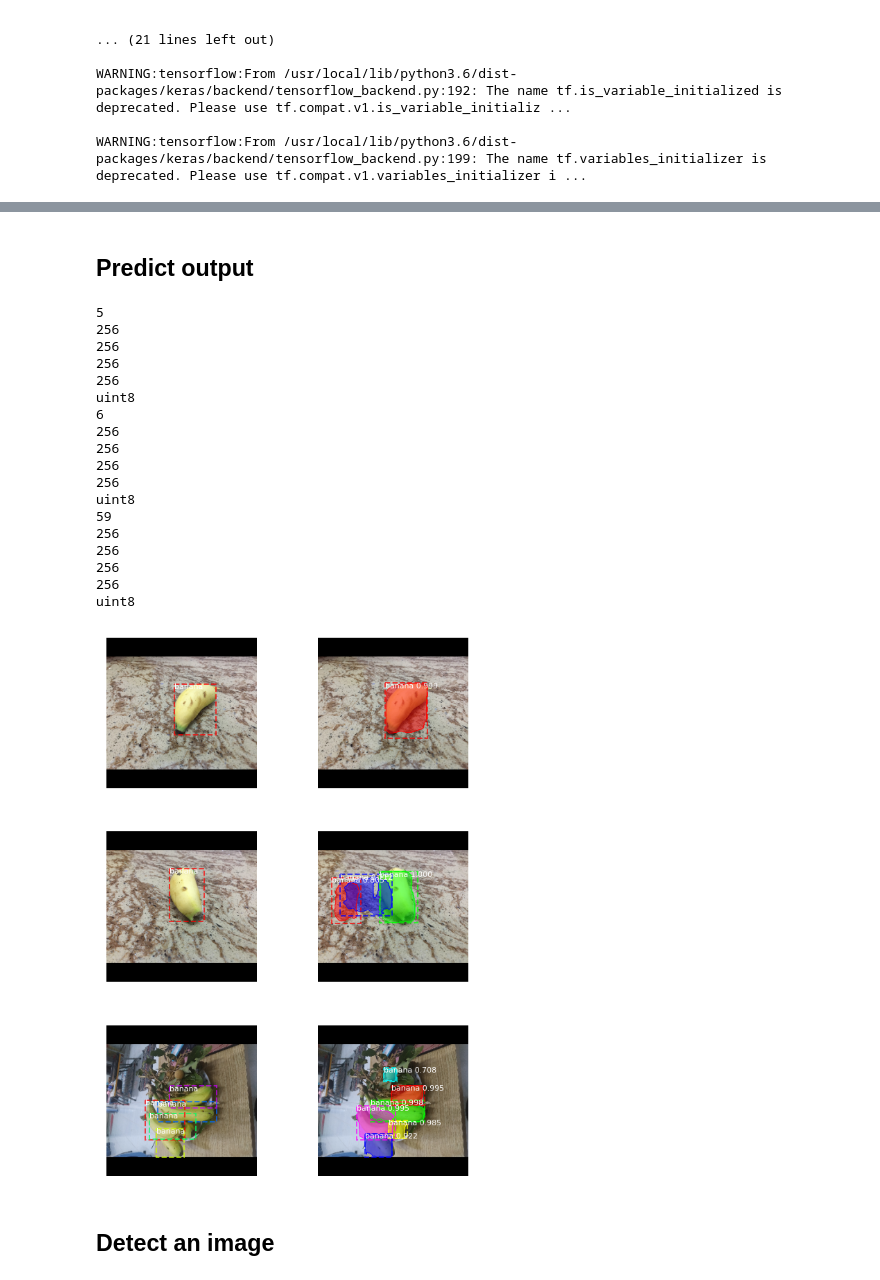
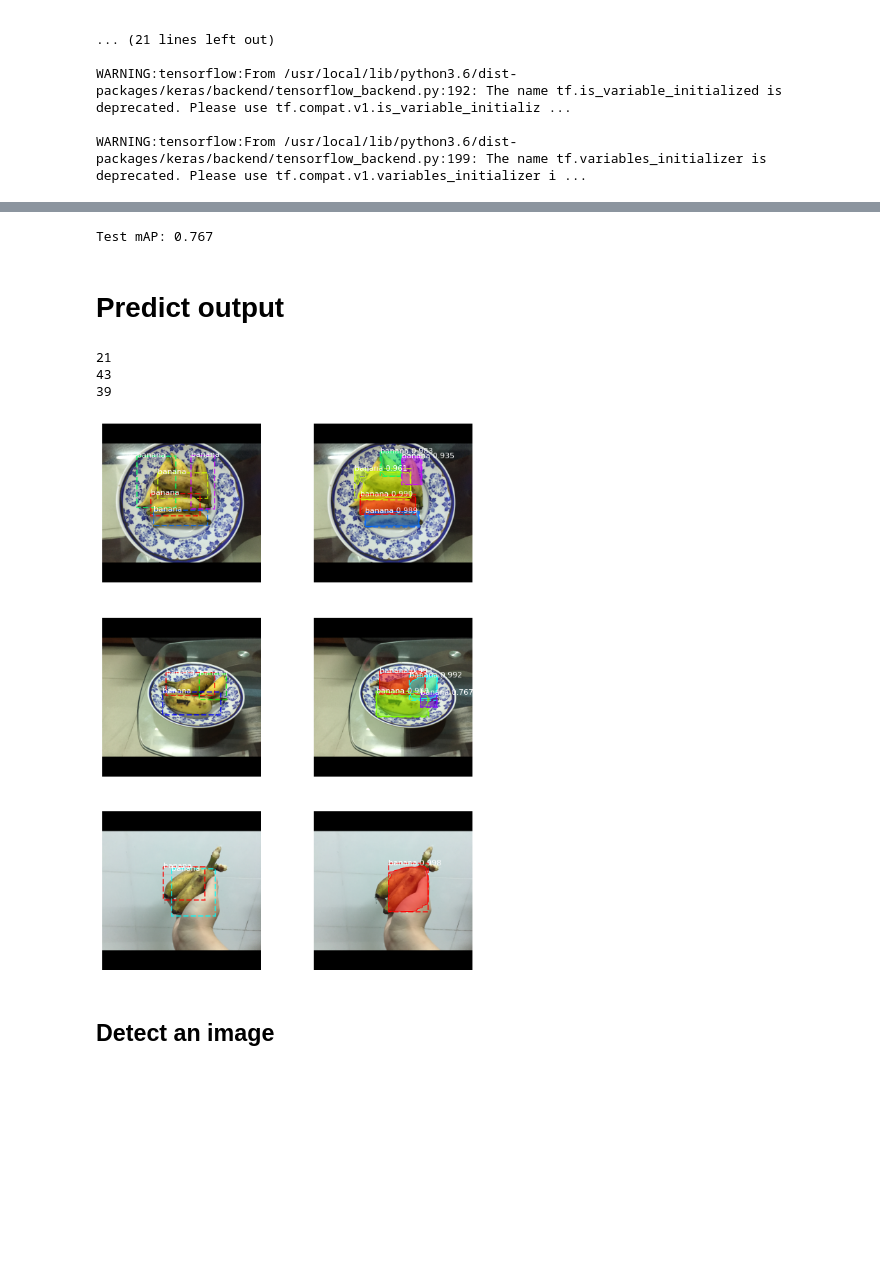
Before and after one commit to bichu136/CS114.L11.KHCL, a Jupyter notebook: BannanaDetectionTrainedModel.ipynb, the cells around one changed output, grey strips where cells are left out. Cells and saved outputs as stored; diff of their text form; code cells hidden in the pictures; blank space fills up the shorter version.

```diff
--- a/BannanaDetectionTrainedModel.ipynb
+++ b/BannanaDetectionTrainedModel.ipynb
@@ -362,16 +339,16 @@ dataset_val.prepare()
 # %% [output]
 91
 # %%
-for i in range(5):
-    image_id = train_images[i]['image_id']
-    print(train_images[i]['image_path'])
-    mask, num_id = dataset_train.load_mask(i)
-    img_data = cv2.imread(train_images[i]['image_path'])
-    h, w, _ = img_data.shape
-    true_h,true_w = train_images[i]['height'],train_images[i]['width']
-    print(h,w,true_h,true_w)
-    if (h, w) != (true_h, true_w):
-      print('need_rotate')
-      img_data = cv2.rotate(img_data, cv2.ROTATE_90_COUNTERCLOCKWISE)
-    num_id = [x - 1 for x in num_id]
-    visualize.display_top_masks(img_data, mask, num_id, labels)
+# for i in range(5):
+#     image_id = train_images[i]['image_id']
+#     print(train_images[i]['image_path'])
+#     mask, num_id = dataset_train.load_mask(i)
+#     img_data = cv2.imread(train_images[i]['image_path'])
+#     h, w, _ = img_data.shape
+#     true_h,true_w = train_images[i]['height'],train_images[i]['width']
+#     print(h,w,true_h,true_w)
+#     if (h, w) != (true_h, true_w):
+#       print('need_rotate')
+#       img_data = cv2.rotate(img_data, cv2.ROTATE_90_COUNTERCLOCKWISE)
+#     num_id = [x - 1 for x in num_id]
+#     visualize.display_top_masks(img_data, mask, num_id, labels)
@@ -428,4 +387,4 @@ for i in range(5):
 #     # visualize.display_top_masks(img_data, mask, num_id, labels)
 # count2
 # %%
-new_model_path = '/content/drive/MyDrive/saved_model/banana/update_model.h5'
+new_model_path = '/content/drive/MyDrive/saved_model/banana/Hyperparameter Tuning Model/model_1024_2_101.h5'
@@ -468,3 +477,9 @@ WARNING:tensorflow:From /usr/local/lib/python3.6/dist-packages/keras/backend/ten
+# %%
+print("Test mAP: %.3f" % test_mAP)
+# %% [output]
+Test mAP: 0.767
+# %% [markdown]
+# Predict output
 # %%
 # set color for class
 def get_colors_for_class_ids(class_ids):
@@ -474,59 +489,44 @@ def get_colors_for_class_ids(class_ids):
         if class_id == 1:
             colors.append((.941, .204, .204))
     return colors
-# %% [markdown]
-## Predict output
 # %%
 import cv2
 import matplotlib.patches as patches
 
 # Show few example of ground truth vs. predictions on the validation dataset
 dataset = dataset_val
 fig = plt.figure(figsize=(10, 30))
 start_idx = 0
+dectect_id_list = [21, 43, 39] # 10,...
 for i in range(start_idx, start_idx + 3):
 
-    image_id = random.choice(dataset.image_ids)
+    # image_id = random.choice(dataset.image_ids)
+    image_id = dectect_id_list[i]
     print(image_id)
     original_image, image_meta, gt_class_id, gt_bbox, gt_mask =\
         modellib.load_image_gt(dataset_val, inference_config,
                                image_id, use_mini_mask=False)
-    print(len(original_image))
-    print(len(original_image[0]))
-    print(len(gt_mask))
-    print(len(gt_mask[0]))
-    print(gt_mask.dtype)
+    # print(len(original_image))
+    # print(len(original_image[0]))
+
+    # print(len(gt_mask))
+    # print(len(gt_mask[0]))
     gt_mask1 = np.zeros((original_image.shape[0],original_image.shape[1],gt_bbox.shape[0]))
     plt.subplot(6, 2, 2*(i-start_idx) + 1)
     visualize.display_instances(original_image, gt_bbox, gt_mask1, gt_class_id,
                                 dataset.class_names,
                                 colors=get_colors_for_class_ids(gt_class_id), ax=fig.axes[-1])
     plt.subplot(6, 2, 2*(i-start_idx) + 2)
     results = new_model.detect([original_image]) #, verbose=1)
     r = results[0]
     visualize.display_instances(original_image, r['rois'], r['masks'], r['class_ids'],
                                 dataset.class_names, r['scores'],
                                 colors=get_colors_for_class_ids(r['class_ids']), ax=fig.axes[-1])
 # %% [output]
-5
-256
-256
-256
-256
-uint8
-6
-256
-256
-256
-256
-uint8
-59
-256
-256
-256
-256
-uint8
+21
+43
+39
-[figure, old version]
+[figure, new version]
 # %% [markdown]
 ## Detect an image
 # %%
```
Also changed, not shown: parts of 26 cells of this notebook.
